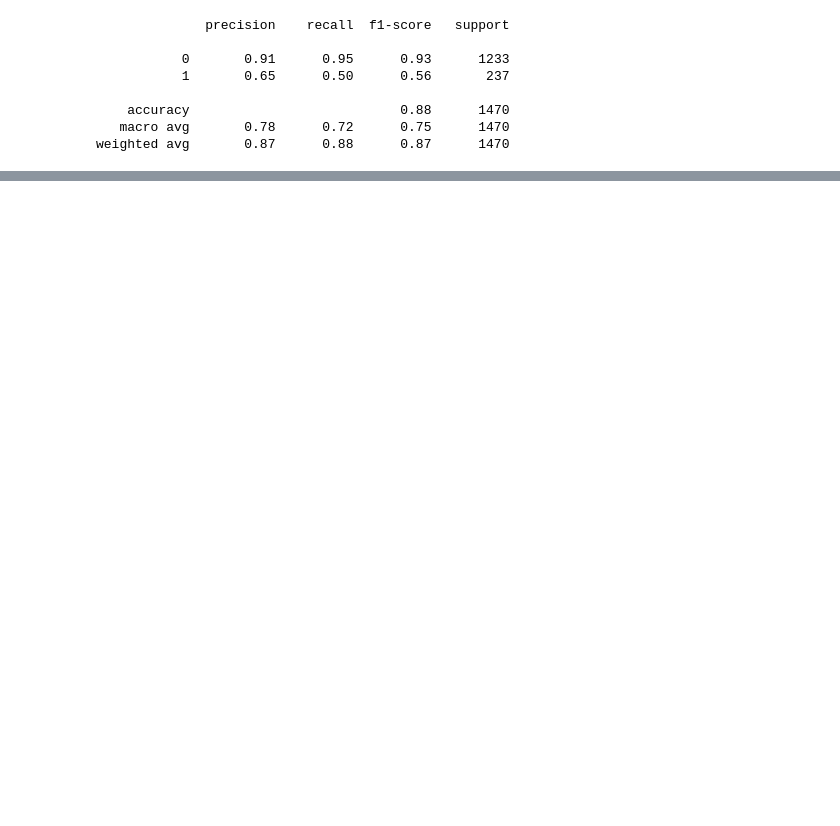
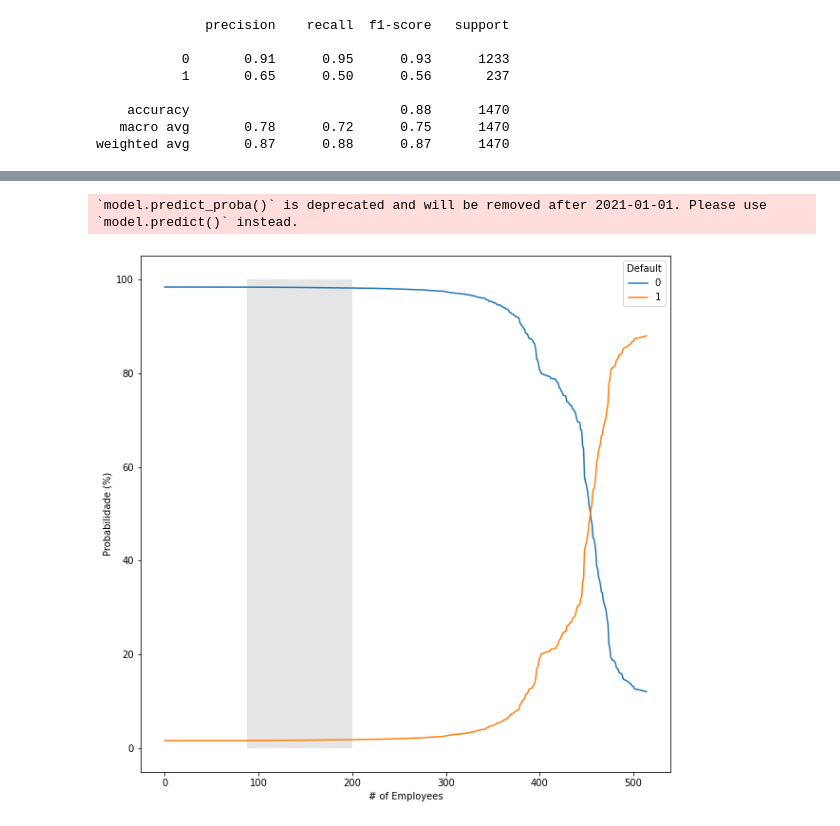
Before and after one commit to fmarcelneves/HR-Analytics-Prediction, a Jupyter notebook: IBM_HR_Analytics_and_prediction.ipynb, the cells around one changed output, grey strips where cells are left out. Drawn from its saved outputs; the diff is of its cells as text; code cells hidden in the pictures; blank space fills up the shorter version.

```diff
--- a/IBM_HR_Analytics_and_prediction.ipynb
+++ b/IBM_HR_Analytics_and_prediction.ipynb
@@ -1044,12 +1167,11 @@ from tensorflow.keras import layers
 # %%
-def MLPClassifier_Keras():
+def MLPClassifier_Keras(activation_1='identity', activation_2='identity', activation_3='identity', optimizer='adam'):
     model = keras.Sequential([
-        layers.Dense(17, activation='linear', input_shape=(50,)),
-        layers.Dense(6, activation='linear'),
-        layers.Dense(2, activation='sigmoid')
+        layers.Dense(17, activation=activation_1, input_shape=(50,)),
+        layers.Dense(4, activation=activation_2),
+        layers.Dense(2, activation=activation_3)
     ])
-    #optimizer
-    optimizer = tf.keras.optimizers.Adam()
+
     #compile model
     model.compile(loss='sparse_categorical_crossentropy',
                   optimizer=optimizer,
@@ -1060,3 +1182,10 @@ model_Keras = KerasClassifier(build_fn=MLPClassifier_Keras, epochs=100, batch_si
+# %%
+param_grid_Keras = {
+    'clf__activation_1': ['softmax', 'softplus', 'softsign', 'relu', 'tanh', 'sigmoid', 'hard_sigmoid', 'linear'],
+    'clf__activation_2': ['softmax', 'softplus', 'softsign', 'relu', 'tanh', 'sigmoid', 'hard_sigmoid', 'linear'],
+    'clf__activation_3': ['softmax', 'softplus', 'softsign', 'relu', 'tanh', 'sigmoid', 'hard_sigmoid', 'linear'],
+    'clf__optimizer': ['Adam', 'Adamax', 'Adadelta', 'Adagrad', 'Nadam'],
+    'clf__batch_size': [30, 40, 50, 60, 70, 80]}
 # %%
 MLP_pipe_Keras = Pipeline([
  ('selection_feature', SelectKBest(k=50)),
@@ -1187,7 +1194,0 @@ model_Keras = KerasClassifier(build_fn=MLPClassifier_Keras, epochs=100, verbose=
-# %%
-param_grid_Keras = {
-    'clf__activation_1': ['softmax', 'softplus', 'softsign', 'relu', 'tanh', 'sigmoid', 'hard_sigmoid', 'linear'],
-    'clf__activation_2': ['softmax', 'softplus', 'softsign', 'relu', 'tanh', 'sigmoid', 'hard_sigmoid', 'linear'],
-    'clf__activation_3': ['softmax', 'softplus', 'softsign', 'relu', 'tanh', 'sigmoid', 'hard_sigmoid', 'linear'],
-    'clf__optimizer': ['Adam', 'Adamax', 'Adadelta', 'Adagrad', 'RMSprop', 'Ftrl', 'Nadam'],
-    'clf__batch_size': [20, 30, 40, 50]}
@@ -1200,4 +1195,4 @@ MLP_pipe_Keras = Pipeline([
 # %%
-rs_keras = RandomizedSearchCV(MLP_pipe_Keras, param_grid_Keras, cv=SKF, scoring='f1_macro', verbose=3, n_jobs=-1, random_state=42, n_iter=45)
+rs_keras = RandomizedSearchCV(MLP_pipe_Keras, param_grid_Keras, cv=SKF, scoring='f1_macro', verbose=3, n_jobs=-1, random_state=42, n_iter=30)
 rs_keras.fit(X_train, y_train)
 # %% [output]
@@ -1260,0 +1288,16 @@ weighted avg       0.87      0.88      0.87       515
+# %%
+y_pred_proba = (
+    pd.DataFrame(rs_keras.predict_proba(X_test))
+    .sort_values([1])
+    .reset_index(drop=True)
+)
+
+fig, ax = plt.subplots(figsize=[10,10])
+(y_pred_proba * 100).reset_index(drop=True).plot.line(ax=ax)
+
+ax.legend(title="Default")
+
+ax.set(xlabel="# of Employees", ylabel="Probabilidade (%)");
+
+ax.axhspan(0, 100, 0.2, 0.4, facecolor="0.5", alpha=0.2);
+# %% [output]
@@ -1260,0 +1305,2 @@ weighted avg       0.87      0.88      0.87       515
+`model.predict_proba()` is deprecated and will be removed after 2021-01-01. Please use `model.predict()` instead.
+[figure, added]
```
Also changed, not shown: parts of 56 cells of this notebook.
